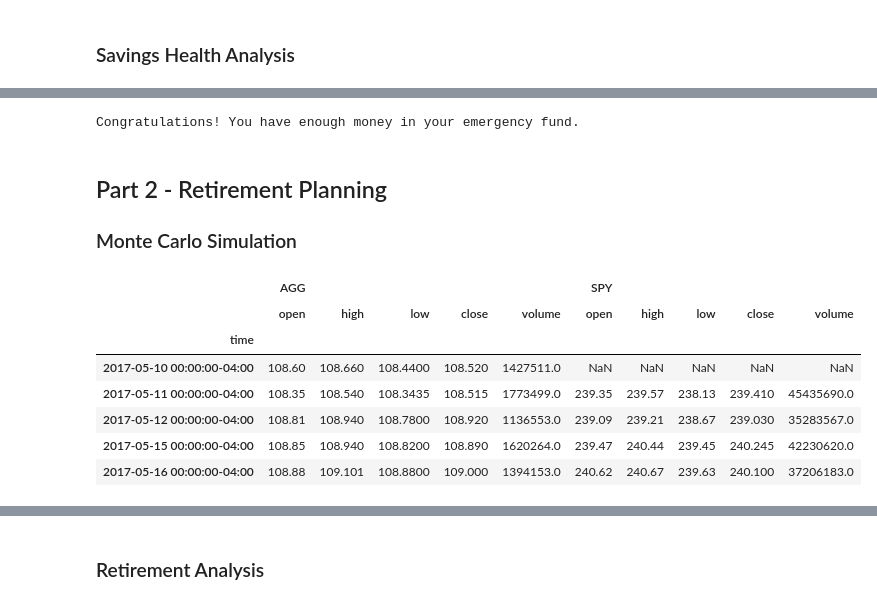
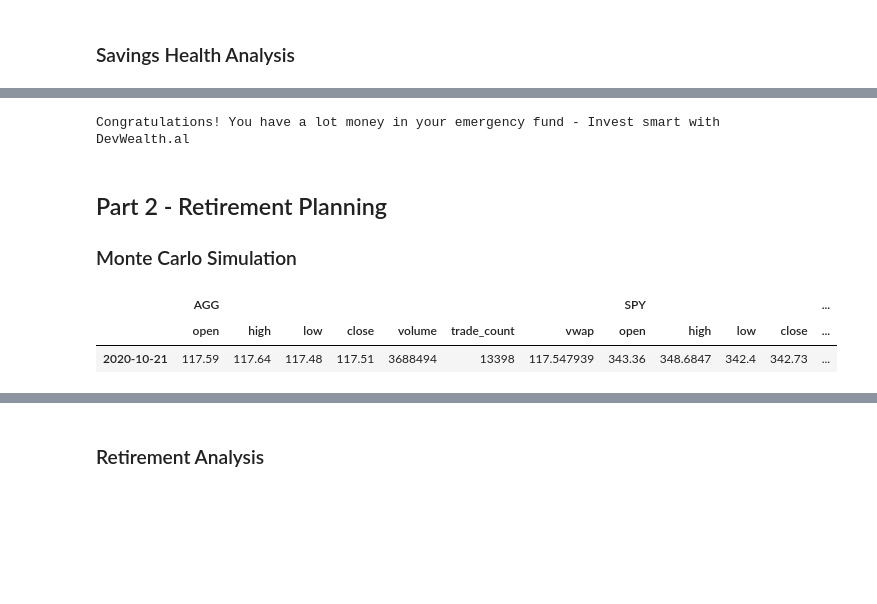
Before and after one commit to King-chuck/API-s, a Jupyter notebook: financial-planner.ipynb, the cells around one changed output, grey strips where cells are left out. Drawn from its saved outputs; the diff is of its cells as text; code cells hidden in the pictures; blank space fills up the shorter version.

```diff
--- a/financial-planner.ipynb
+++ b/financial-planner.ipynb
@@ -55,16 +90,15 @@ my_spy = 50
 # %%
+
 # Set Alpaca API key and secret
 alpaca_api_key = os.getenv("ALPACA_API_KEY")
-alpaca_secret_key = os.getenv("ALPACA_SECRET_KEY")
+alpaca_secret_api_key = os.getenv("ALPACA_SECRET_KEY")
 
 # Create the Alpaca API object
-api = tradeapi.REST(
+alpaca = tradeapi.REST(
     alpaca_api_key,
-    alpaca_secret_key,
+    alpaca_secret_api_key,
     api_version="v2"
 )
-# Create the Alpaca API object
-# YOUR CODE HERE!
 # %%
 # Format current date as ISO format
 today = pd.Timestamp("2020-10-21", tz="America/New_York").isoformat()
@@ -104,0 +120,12 @@ df_portfolio.head()
+# %%
+# Reorganize the DataFrame
+# Separate ticker data
+AGG = portfolio[portfolio["symbol"]== "AGG"].drop("symbol",axis=1)
+SPY = portfolio[portfolio["symbol"]== "SPY"].drop("symbol",axis=1)
+
+# Concatenate the ticker DataFrames
+portfolio = pd.concat([AGG, SPY], axis=1, keys=["AGG", "SPY"])
+
+# Preview DataFrame
+portfolio.index = portfolio.index.date
+portfolio
@@ -154,17 +188,17 @@ df_savings.plot(kind='pie', subplots=True)
 emergency_fund = monthly_income * 3
 
 # Calculate total amount of savings
-total_savings = df_savings.sum().item()
+tot_amount_savings = crypto_portfolio + stockbond_portfolio
 
 # Validate saving health
-if total_savings > emergency_fund:
-    print("Congratulations on having more than 3x your monthly income in your emergency fund.")
-elif total_savings == emergency_fund:
-    print("Congratulations on reaching your goal of 3x your monthly income in your emergency fund.")
+if emergency_fund < tot_amount_savings:
+        print("Congratulations! You have a lot money in your emergency fund - Invest smart with DevWealth.al")
+elif emergency_fund == tot_amount_savings:
+        print("Congratulations! This financial Goal has been reached and if you made it here you can make it to the moon ;)")
 else:
-    print(f'You are ${emergency_fund - total_savings} away from reaching your goal of 3x your monthly income in your emergency fund.')
+        print(f"Be aware that you are $ {emergency_fund - tot_amount_savings} away from reaching this financial goal - tip: watch Money Heist")
 # %% [output]
-Congratulations! You have enough money in your emergency fund.
+Congratulations! You have a lot money in your emergency fund - Invest smart with DevWealth.al
 # %% [markdown]
 ## Part 2 - Retirement Planning
 
@@ -176,35 +210,28 @@ start_date = pd.Timestamp('2016-05-01', tz='America/New_York').isoformat()
 end_date = pd.Timestamp('2021-05-01', tz='America/New_York').isoformat()
 # %%
 # Get 5 years' worth of historical data for SPY and AGG
-df_stock_data = api.get_barset(
-    tickers,
-    timeframe,
-    start = start_date,
-    end = end_date
-).df
-
-# Display sample data
-df_stock_data.head()
+tickers = ["AGG", "SPY"]
+timeframe = "1Day"
 
 # Reorganize the DataFrame
 # Separate ticker data
-# YOUR CODE HERE!
+df_stock_data = alpaca.get_bars(
+    tickers,
+    timeframe,
+    start=pd.Timestamp('2016-05-01', tz='America/New_York').isoformat(),
+    end=pd.Timestamp('2021-05-01', tz='America/New_York').isoformat()
+).df
 
-
-# Concatenate the ticker DataFrames
-# YOUR CODE HERE!
+# Concatenate ticker DataFrames
+df_stock_data = pd.concat([AGG, SPY], axis=1, keys=["AGG", "SPY"])
 
 # Display sample data
+df_stock_data.index = df_stock_data.index.date
 df_stock_data.head()
 # %% [output]
-|  | AGG |  |  |  |  | SPY |  |  |  |  |
-|  | open | high | low | close | volume | open | high | low | close | volume |
-| time |  |  |  |  |  |  |  |  |  |  |
-| 2017-05-10 00:00:00-04:00 | 108.60 | 108.660 | 108.4400 | 108.520 | 1427511.0 | NaN | NaN | NaN | NaN | NaN |
-| 2017-05-11 00:00:00-04:00 | 108.35 | 108.540 | 108.3435 | 108.515 | 1773499.0 | 239.35 | 239.57 | 238.13 | 239.410 | 45435690.0 |
-| 2017-05-12 00:00:00-04:00 | 108.81 | 108.940 | 108.7800 | 108.920 | 1136553.0 | 239.09 | 239.21 | 238.67 | 239.030 | 35283567.0 |
-| 2017-05-15 00:00:00-04:00 | 108.85 | 108.940 | 108.8200 | 108.890 | 1620264.0 | 239.47 | 240.44 | 239.45 | 240.245 | 42230620.0 |
-| 2017-05-16 00:00:00-04:00 | 108.88 | 109.101 | 108.8800 | 109.000 | 1394153.0 | 240.62 | 240.67 | 239.63 | 240.100 | 37206183.0 |
+|  | AGG |  |  |  |  |  |  | SPY |  |  |  | ... |
+|  | open | high | low | close | volume | trade_count | vwap | open | high | low | close | ... |
+| 2020-10-21 | 117.59 | 117.64 | 117.48 | 117.51 | 3688494 | 13398 | 117.547939 | 343.36 | 348.6847 | 342.4 | 342.73 | ... |
 # %%
 # Configuring a Monte Carlo simulation to forecast 30 years cumulative returns
 MC_thirty_year = MCSimulation(
```
Also changed, not shown: parts of 18 cells of this notebook.
